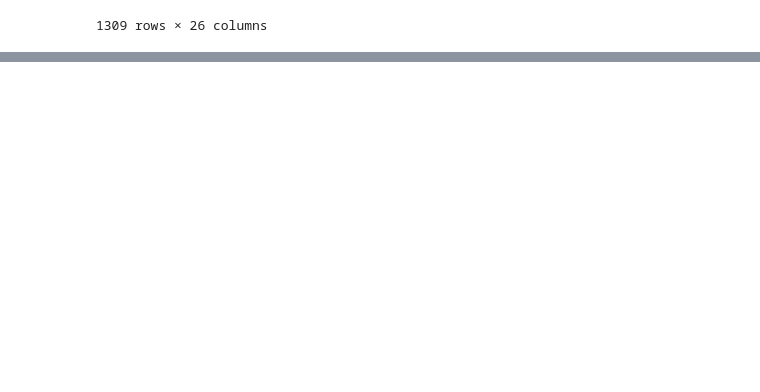
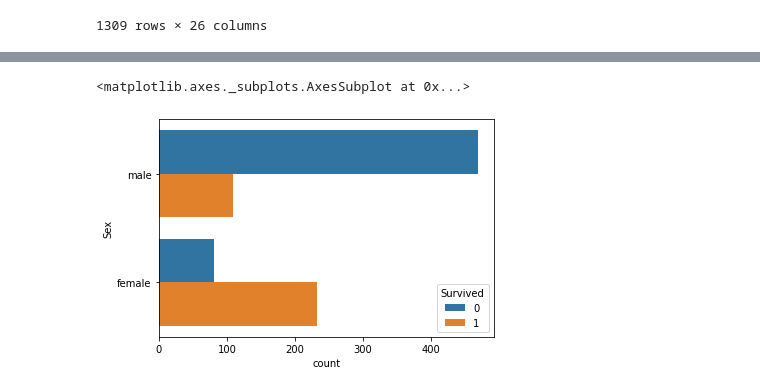
Before and after one commit to ycchiu18/xiemen1129, a Jupyter notebook: titanic.ipynb, the cells around one changed output, grey strips where cells are left out. Drawn from its saved outputs; the diff is of its cells as text; code cells hidden in the pictures; blank space fills up the shorter version.

```diff
--- a/titanic.ipynb
+++ b/titanic.ipynb
@@ -197,0 +294,7 @@ datas
+# %%
+import matplotlib.pyplot as plt
+import seaborn as sns
+sns.countplot(y=train["Sex"], hue=train["Survived"])
+# %% [output]
+<matplotlib.axes._subplots.AxesSubplot at 0x...>
+[figure, added]
```
Also changed, not shown: parts of 12 cells of this notebook.
